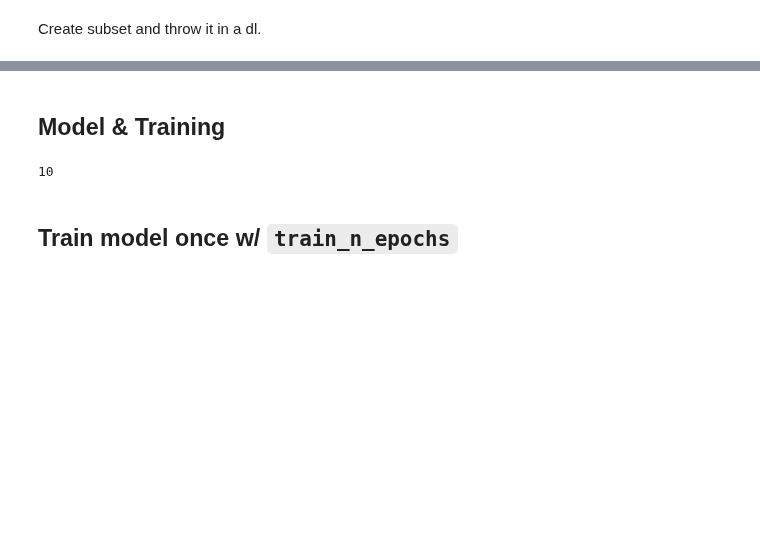
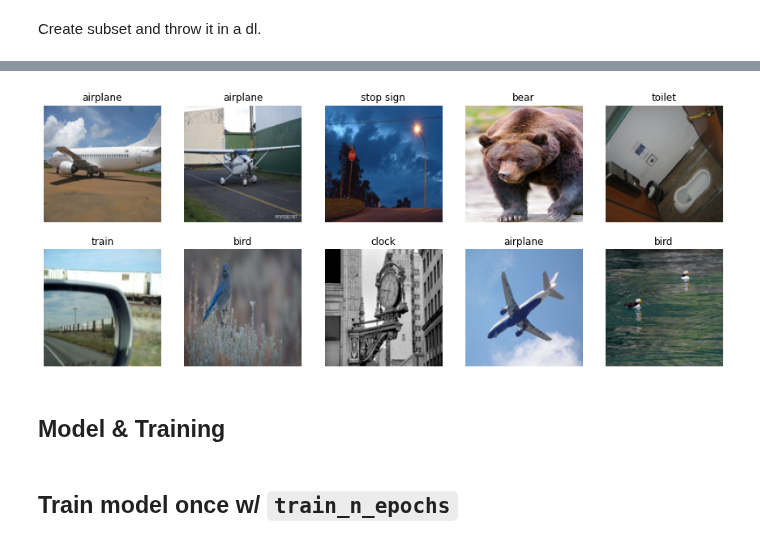
Before and after one commit to mccallion/rory, a Jupyter notebook: _20200923_mnist_03_coco_data.ipynb, the cells around one changed output, grey strips where cells are left out. Cells and saved outputs as stored; diff of their text form; code cells hidden in the pictures; blank space fills up the shorter version.

```diff
--- a/_20200923_mnist_03_coco_data.ipynb
+++ b/_20200923_mnist_03_coco_data.ipynb
@@ -120,2 +135,17 @@ dl = DataLoader(ds, batch_size=64, shuffle=True)
+# %%
+### Show batch of ims ###
+def show_b(b, n=10, nrows=2, ncols=5):
+    """Takes dl or batch and shows grid of images."""
+    if isinstance(b, DataLoader):
+        b = list(b)[0]
+    ims, lbls = b
+    sz = min(n, ims.shape[0])
+    ctxs = get_grid(sz, nrows, ncols)
+    for i,ctx in enumerate(ctxs):
+        show_im(ims[i], lbls[i], ctx=ctx)
+
+show_b(dl)
+# %% [output]
+[figure, added]
 # %% [markdown]
 ## Model & Training
@@ -138,5 +152 @@ def loss(yp, y):
-# %%
-n_cls
-# %% [output]
-10
 # %%
```
Also changed, not shown: parts of 9 cells of this notebook.
